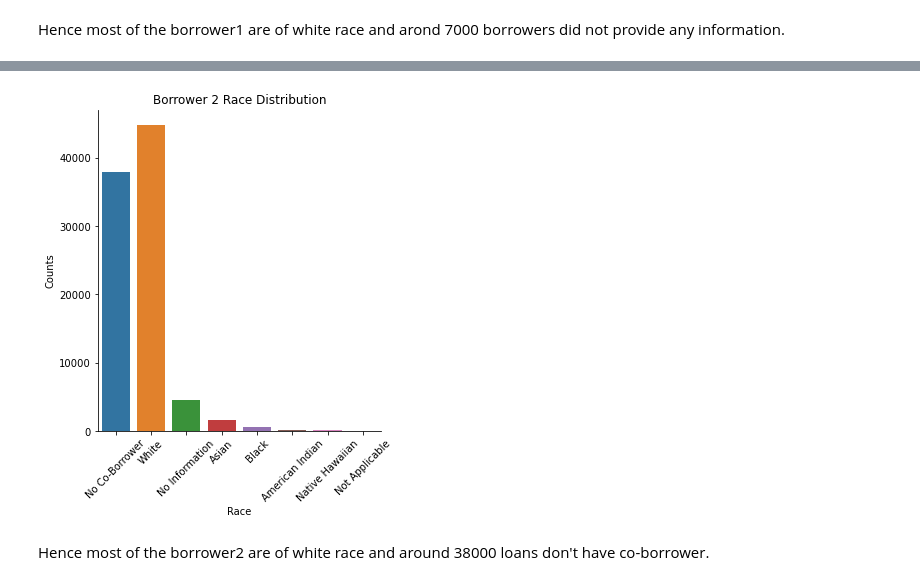
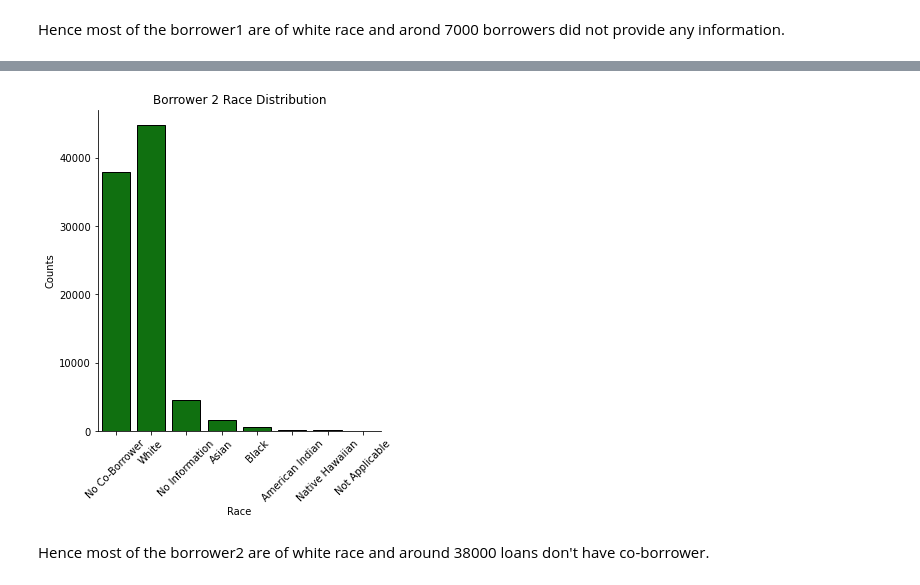
Before and after one commit to syadav12-hawk/check_mortgage_loan_disparity, a Jupyter notebook: EDA.ipynb, the cells around one changed output, grey strips where cells are left out. Saved outputs shown, nothing was run; the diff lists cells and outputs as text; code cells hidden in the pictures.

```diff
--- a/EDA.ipynb
+++ b/EDA.ipynb
@@ -156,15 +147,14 @@ Name: Borrower2Race1Type, dtype: int64
 df_2019=df_2019.replace({'Borrower2Race1Type': {1:'American Indian', 2:'Asian', 3:'Black', 4:'Native Hawaiian', 5:'White', 6:'No Information', 7:'Not Applicable',8:'No Co-Borrower'}})
 # %%
 #Check Visually
-#df_2019['Borrower2Race1Type'].hist()
-sns.catplot(x="Borrower2Race1Type", kind="count", data=df_2019)
+sns.catplot(x="Borrower2Race1Type", kind="count",color='g',edgecolor="black", data=df_2019)
 plt.xlabel('Race')
 plt.ylabel('Counts')
 plt.xticks(rotation = 45)
 plt.title("Borrower 2 Race Distribution")
 plt.show()
 # %% [output]
-[figure, old version]
+[figure, new version]
 # %% [markdown]
 Hence most of the borrower2 are of white race and around 38000 loans don't have co-borrower.
 # %% [markdown]
```
Also changed, not shown: parts of 60 cells of this notebook.
